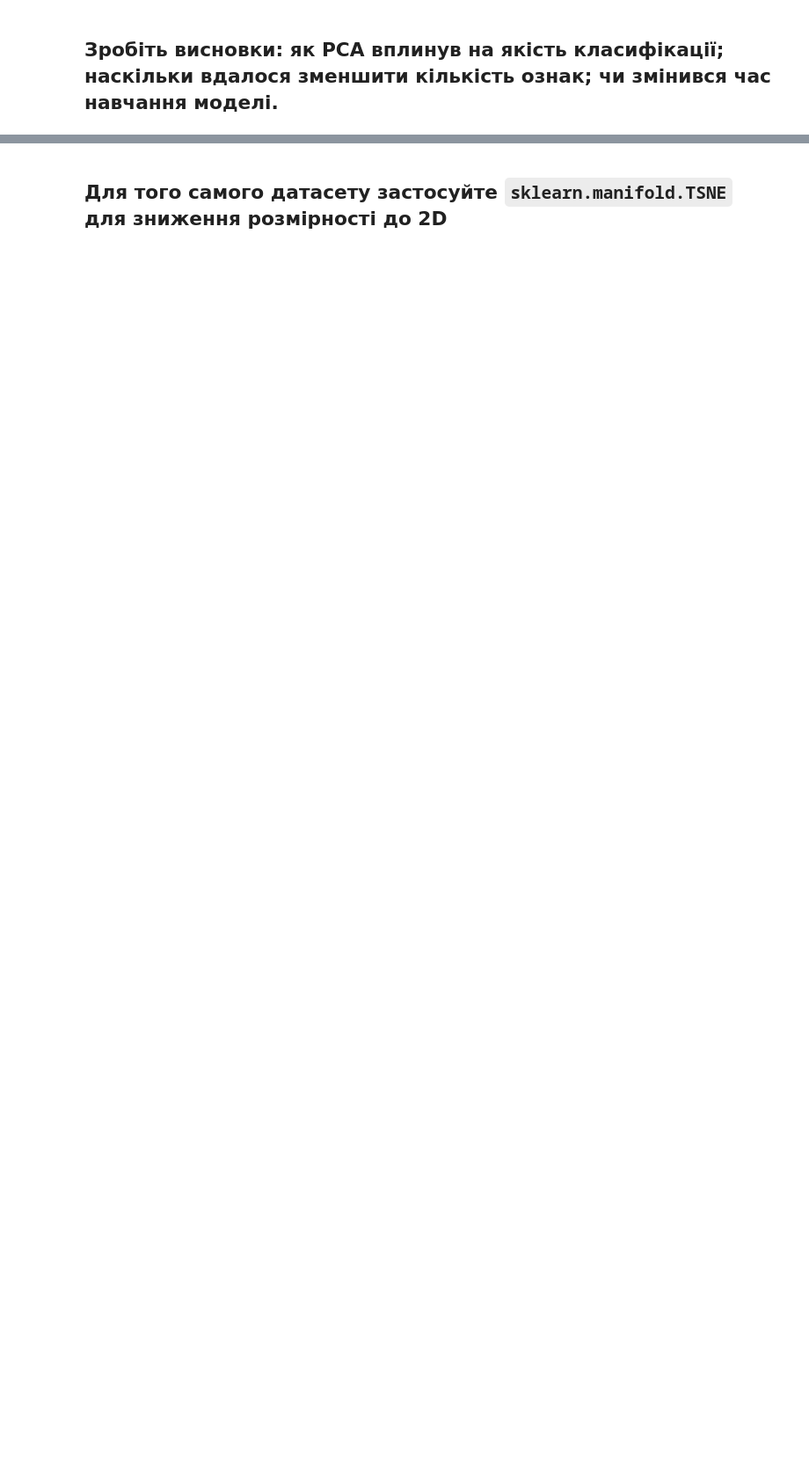
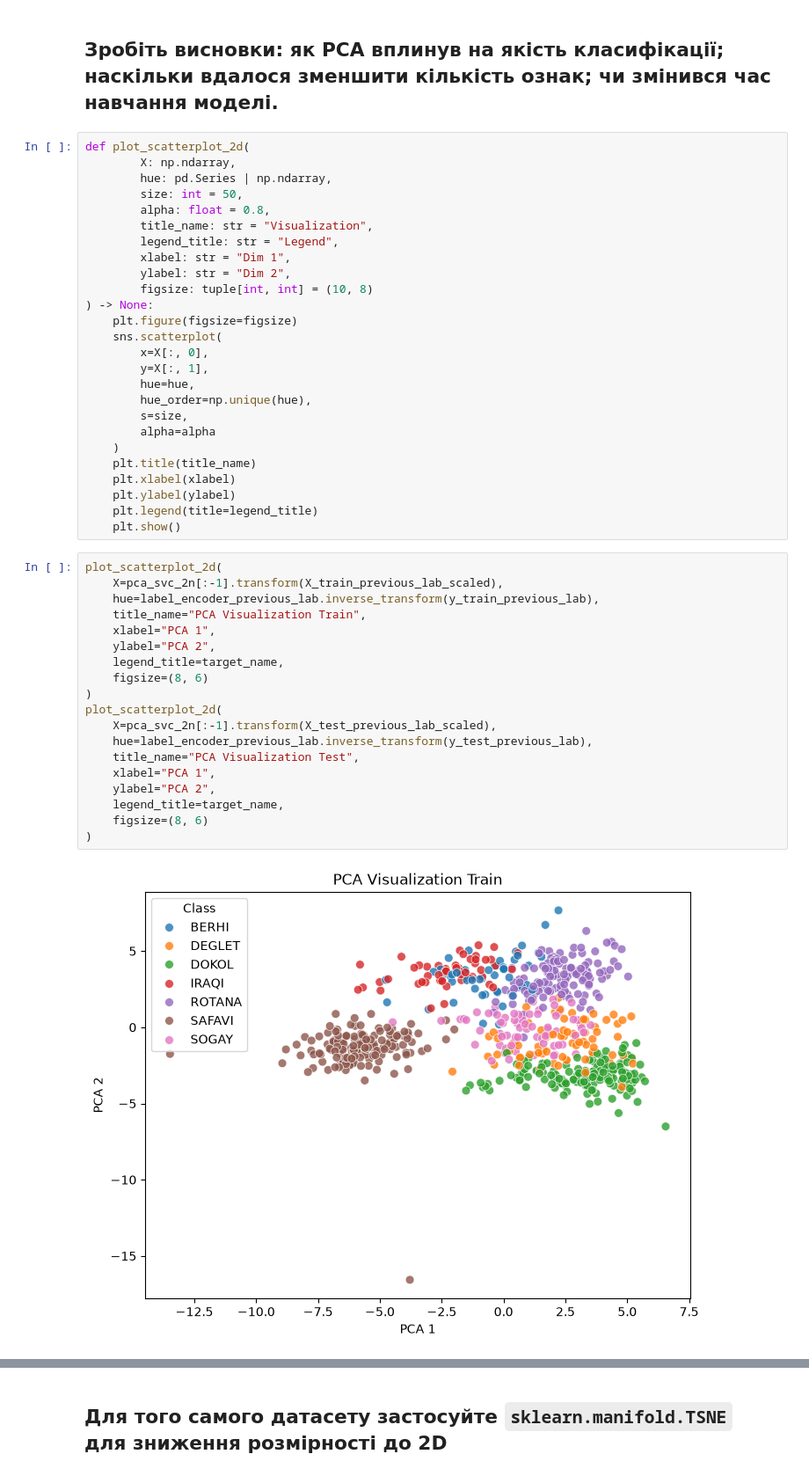
Before and after one commit to KPI-FTI-MMDA-Klymentiev/IntelligentDataAnalysis, a Jupyter notebook: labs/lab2/lab2.ipynb, the cells around one changed output, grey strips where cells are left out. Shown at 88% size. Cells and saved outputs as stored; diff of their text form; blank space fills up the shorter version.

```diff
--- a/labs/lab2/lab2.ipynb
+++ b/labs/lab2/lab2.ipynb
@@ -165,2 +224,49 @@ compare_results(models_pca)
 # %% [markdown]
 ## Зробіть висновки: як PCA вплинув на якість класифікації;  наскільки вдалося зменшити кількість ознак;  чи змінився час навчання моделі.
+# %%
+def plot_scatterplot_2d(
+        X: np.ndarray,
+        hue: pd.Series | np.ndarray,
+        size: int = 50,
+        alpha: float = 0.8,
+        title_name: str = "Visualization",
+        legend_title: str = "Legend",
+        xlabel: str = "Dim 1",
+        ylabel: str = "Dim 2",
+        figsize: tuple[int, int] = (10, 8)
+) -> None:
+    plt.figure(figsize=figsize)
+    sns.scatterplot(
+        x=X[:, 0],
+        y=X[:, 1],
+        hue=hue,
+        hue_order=np.unique(hue),
+        s=size,
+        alpha=alpha
+    )
+    plt.title(title_name)
+    plt.xlabel(xlabel)
+    plt.ylabel(ylabel)
+    plt.legend(title=legend_title)
+    plt.show()
+# %%
+plot_scatterplot_2d(
+    X=pca_svc_2n[:-1].transform(X_train_previous_lab_scaled),
+    hue=label_encoder_previous_lab.inverse_transform(y_train_previous_lab),
+    title_name="PCA Visualization Train",
+    xlabel="PCA 1",
+    ylabel="PCA 2",
+    legend_title=target_name,
+    figsize=(8, 6)
+)
+plot_scatterplot_2d(
+    X=pca_svc_2n[:-1].transform(X_test_previous_lab_scaled),
+    hue=label_encoder_previous_lab.inverse_transform(y_test_previous_lab),
+    title_name="PCA Visualization Test",
+    xlabel="PCA 1",
+    ylabel="PCA 2",
+    legend_title=target_name,
+    figsize=(8, 6)
+)
+# %% [output]
+[figure, added]
```
Also changed, not shown: parts of 13 cells of this notebook.
